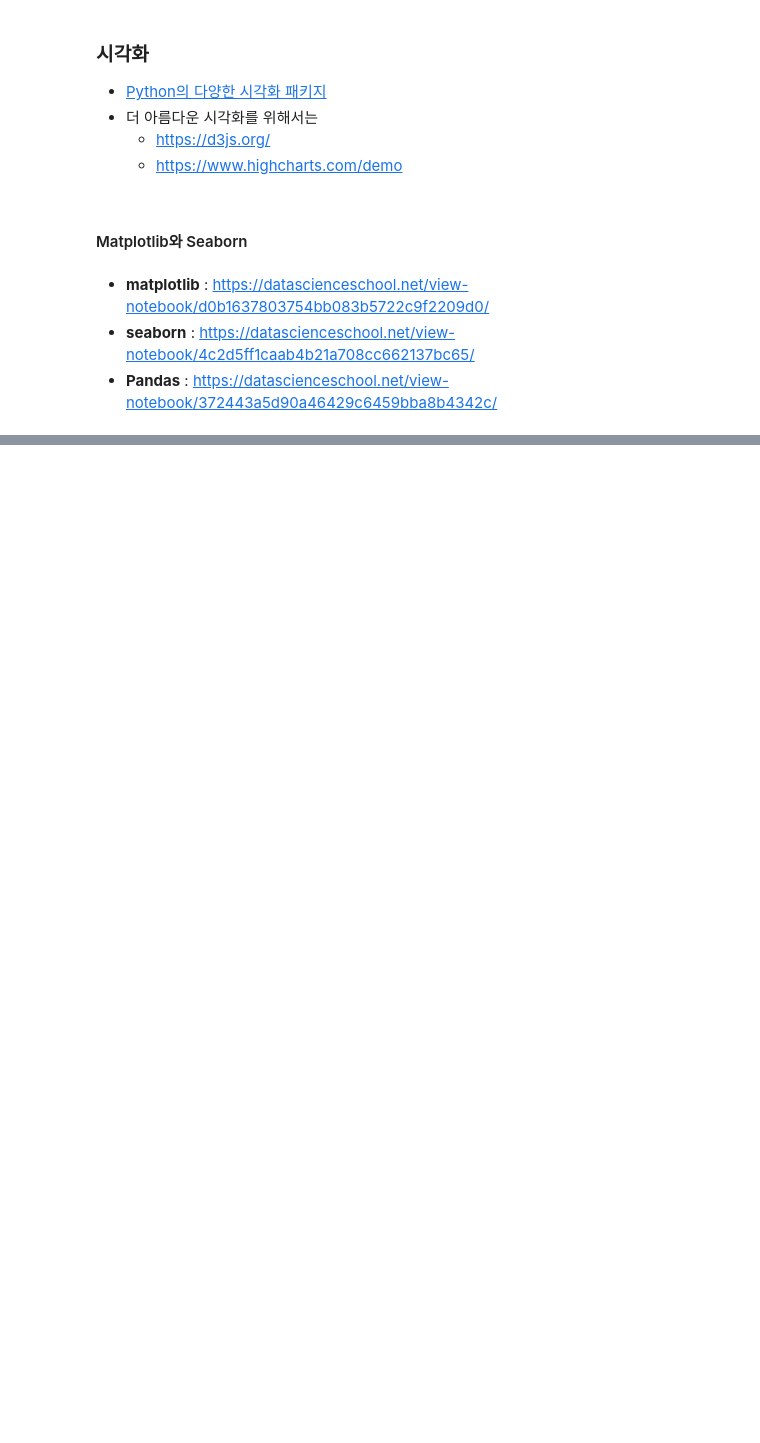
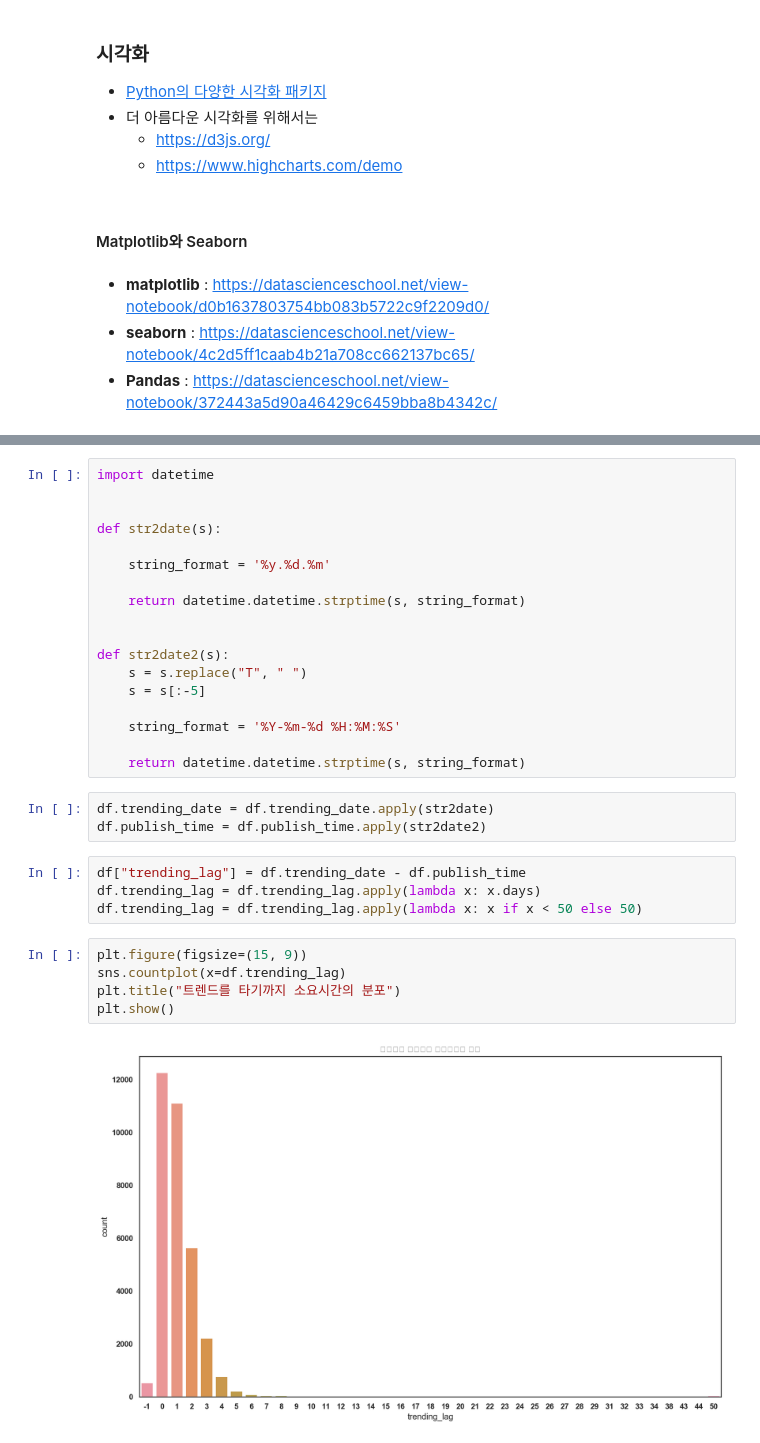
Before and after one commit to minus31/youtube_statistics, a Jupyter notebook: EDA.ipynb, the cells around one changed output, grey strips where cells are left out. Drawn from its saved outputs; the diff is of its cells as text; blank space fills up the shorter version.

```diff
--- a/EDA.ipynb
+++ b/EDA.ipynb
@@ -307,0 +244,32 @@ plt.show()
+# %%
+import datetime
+
+
+def str2date(s):
+
+    string_format = '%y.%d.%m'
+
+    return datetime.datetime.strptime(s, string_format)
+
+
+def str2date2(s):
+    s = s.replace("T", " ")
+    s = s[:-5]
+
+    string_format = '%Y-%m-%d %H:%M:%S'
+
+    return datetime.datetime.strptime(s, string_format)
+# %%
+df.trending_date = df.trending_date.apply(str2date)
+df.publish_time = df.publish_time.apply(str2date2)
+# %%
+df["trending_lag"] = df.trending_date - df.publish_time
+df.trending_lag = df.trending_lag.apply(lambda x: x.days)
+df.trending_lag = df.trending_lag.apply(lambda x: x if x < 50 else 50)
+# %%
+plt.figure(figsize=(15, 9))
+sns.countplot(x=df.trending_lag)
+plt.title("트렌드를 타기까지 소요시간의 분포")
+plt.show()
+# %% [output]
+[figure, added]
```
Also changed, not shown: parts of 94 cells of this notebook.
